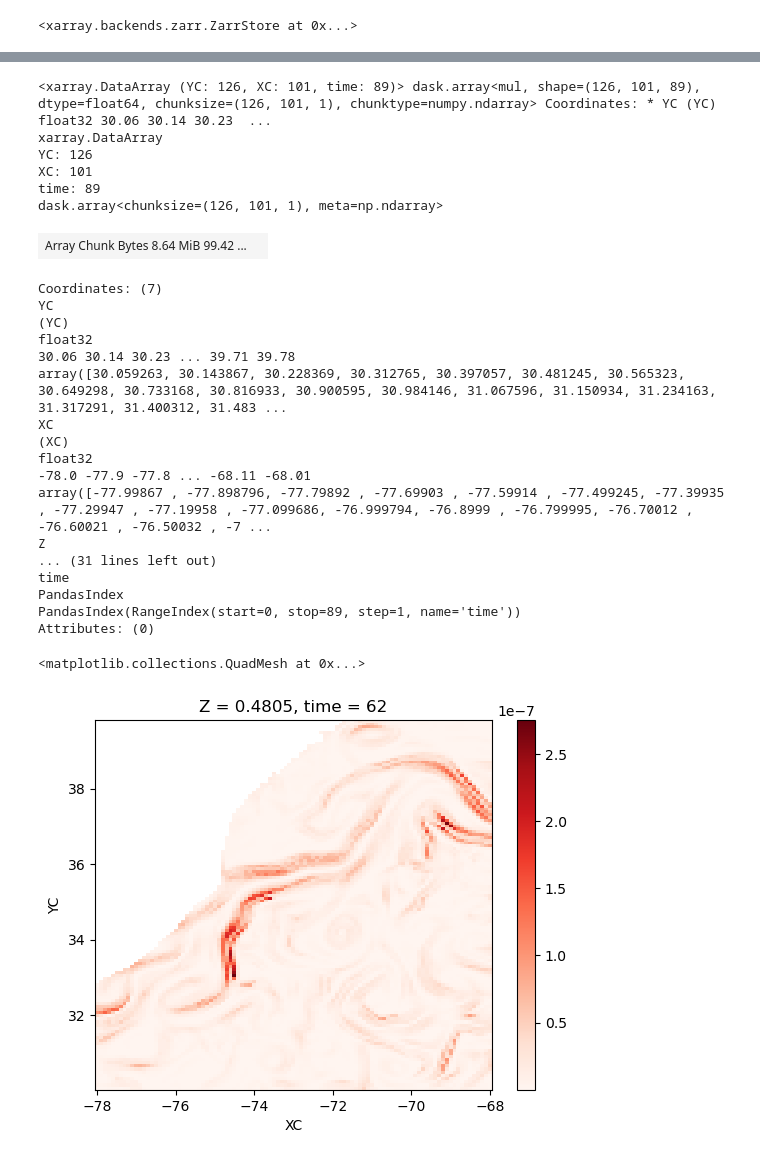
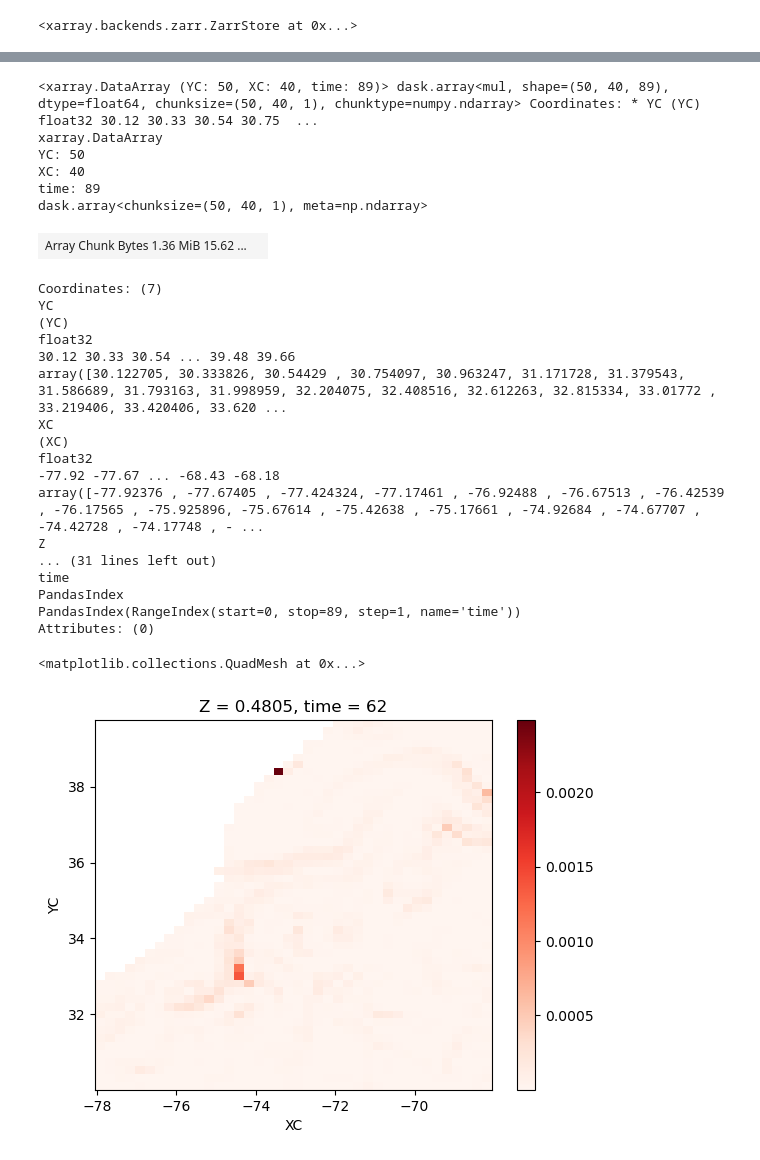
Before and after one commit to roxyboy/MLI_Lf, a Jupyter notebook: eNATL60/wb.ipynb, the cells around one changed output, grey strips where cells are left out. Saved outputs shown, nothing was run; the diff lists cells and outputs as text; code cells hidden in the pictures.

```diff
--- a/eNATL60/wb.ipynb
+++ b/eNATL60/wb.ipynb
@@ -253,16 +313,17 @@ N2
 # %%
 Cl = .25
-mstar = .5
-nstar = .066
 
 # Lf_old = np.sqrt(N2) * H / f
 # Lf_old.chunk({'time':1,'YC':100,'XC':100}
-#             ).to_dataset(name='Lf').to_zarr(op.join(sdir,
-#                                                 'eNATL60/region%02d/MLradii_fma.zarr'
+#             ).to_dataset(name='Lf'
+#                         ).to_zarr(op.join(sdir,
+#                                   'eNATL60/region%02d/MLradii_fma.zarr'
 #                           % reg), mode='w')
-Lf_old = xr.open_zarr(op.join(sdir,'eNATL60/region%02d/MLradii_fma.zarr'
+Lf_old = xr.open_zarr(op.join(sdir,
+                        'eNATL60/region%02d/MLradii_fma.zarr'
                               % reg)).Lf
-Lf_new = (mstar*ustar**3 + nstar*wstar**3)**(2/3) / f**2 / hE
+Lf_Ek  = (mstar*ustar**3 + nstar*wstar**3)**(2/3) / f**2 / hEk
+Lf_Ebl = (mstar*ustar**3 + nstar*wstar**3)**(2/3) / f**2 / hEbl
 Lf_old.isel(time=0).plot()
 # %% [output]
 <matplotlib.collections.QuadMesh at 0x...>
@@ -630,12 +351,12 @@ plt.savefig(op.join(sdir,'Figs/eNATL60_Reynolds_region%02d.pdf' % reg))
 # %% [markdown]
 # Filter, then coarsen
 # %%
-nC = 6
+nC = 15
 yC = ds.YC.isel(YC=slice(1,-1)).coarsen({'YC':nC},boundary='trim').mean(skipna=True)
 xC = ds.XC.isel(XC=slice(1,-1)).coarsen({'XC':nC},boundary='trim').mean(skipna=True)
 yG = ds.YG.isel(YG=slice(1,-1)).coarsen({'YG':nC},boundary='trim').mean(skipna=True)
 xG = ds.XG.isel(XG=slice(1,-1)).coarsen({'XG':nC},boundary='trim').mean(skipna=True)
-aC = area.where(ds.maskC!=0.).isel(YC=slice(1,-1),XC=slice(1,-1)
+aC = area.where(ds.maskC.isel(Z=0)!=0.).isel(YC=slice(1,-1),XC=slice(1,-1)
                                   ).coarsen({'YC':nC,'XC':nC},boundary='trim'
                                            ).sum(skipna=True).compute()
 # %%
@@ -842,9 +786,15 @@ bmb.to_dataset(name='BUOY').chunk({'time':1}
 88
 <xarray.backends.zarr.ZarrStore at 0x...>
 # %%
-dsC = xr.merge([xr.open_zarr(op.join(sdir,'eNATL60/region%02d/Coarse/Bm.zarr' % reg)
+dsC = xr.merge([xr.merge([xr.open_zarr(
+                op.join(sdir,'eNATL60/region%02d/Coarse/nC%02d/Bm.zarr'
+                                     % (reg,nC))
                             ),
-                xr.open_zarr(op.join(sdir,'eNATL60/region%02d/Coarse/WsBsH.zarr' % reg)
+                xr.open_zarr(op.join(sdir,'eNATL60/region%02d/Coarse/nC%02d/WsBsH.zarr'
+                                     % (reg,nC))
+                            )]),
+                xr.open_zarr(op.join(sdir,'eNATL60/region%02d/Coarse/nC%02d/WsHBsH.zarr'
+                                     % (reg,nC))
                             )
                ])
 dsC
@@ -1009,28 +1040,30 @@ B_y = ((gridC.interp(gridC.diff(dsC.BUOY,'Y',boundary='extend')
 # %%
-Psix_old = np.sqrt(aC.isel(Z=0))/Lf_oldb/fb * Hb**2 * B_y
-Psiy_old = np.sqrt(aC.isel(Z=0))/Lf_oldb/fb * Hb**2 * (-B_x)
-Psix_new = np.sqrt(aC.isel(Z=0))/Lf_newb/fb * Hb**2 * B_y
-Psiy_new = np.sqrt(aC.isel(Z=0))/Lf_newb/fb * Hb**2 * (-B_x)
+Psix_old = np.sqrt(aC)/Lf_oldb/fb * Hb**2 * B_y
+Psiy_old = np.sqrt(aC)/Lf_oldb/fb * Hb**2 * (-B_x)
+Psix_Ek = np.sqrt(aC)/Lf_Ekb/fb * Hb**2 * B_y
+Psiy_Ek = np.sqrt(aC)/Lf_Ekb/fb * Hb**2 * (-B_x)
+Psix_Ebl = np.sqrt(aC)/Lf_Eblb/fb * Hb**2 * B_y
+Psiy_Ebl = np.sqrt(aC)/Lf_Eblb/fb * Hb**2 * (-B_x)
 Psix_old
 # %% [output]
-<xarray.DataArray (YC: 126, XC: 101, time: 89)> dask.array<mul, shape=(126, 101, 89), dtype=float64, chunksize=(126, 101, 1), chunktype=numpy.ndarray> Coordinates: * YC (YC) float32 30.06 30.14 30.23  ...
+<xarray.DataArray (YC: 50, XC: 40, time: 89)> dask.array<mul, shape=(50, 40, 89), dtype=float64, chunksize=(50, 40, 1), chunktype=numpy.ndarray> Coordinates: * YC (YC) float32 30.12 30.33 30.54 30.75  ...
 xarray.DataArray
-YC: 126
-XC: 101
+YC: 50
+XC: 40
 time: 89
-dask.array<chunksize=(126, 101, 1), meta=np.ndarray>
+dask.array<chunksize=(50, 40, 1), meta=np.ndarray>
-| Array Chunk Bytes 8.64 MiB 99.42 ... |  |
+| Array Chunk Bytes 1.36 MiB 15.62 ... |  |
 Coordinates: (7)
 YC
 (YC)
 float32
-30.06 30.14 30.23 ... 39.71 39.78
-array([30.059263, 30.143867, 30.228369, 30.312765, 30.397057, 30.481245, 30.565323, 30.649298, 30.733168, 30.816933, 30.900595, 30.984146, 31.067596, 31.150934, 31.234163, 31.317291, 31.400312, 31.483 ...
+30.12 30.33 30.54 ... 39.48 39.66
+array([30.122705, 30.333826, 30.54429 , 30.754097, 30.963247, 31.171728, 31.379543, 31.586689, 31.793163, 31.998959, 32.204075, 32.408516, 32.612263, 32.815334, 33.01772 , 33.219406, 33.420406, 33.620 ...
 XC
 (XC)
 float32
--78.0 -77.9 -77.8 ... -68.11 -68.01
-array([-77.99867 , -77.898796, -77.79892 , -77.69903 , -77.59914 , -77.499245, -77.39935 , -77.29947 , -77.19958 , -77.099686, -76.999794, -76.8999 , -76.799995, -76.70012 , -76.60021 , -76.50032 , -7 ...
+-77.92 -77.67 ... -68.43 -68.18
+array([-77.92376 , -77.67405 , -77.424324, -77.17461 , -76.92488 , -76.67513 , -76.42539 , -76.17565 , -75.925896, -75.67614 , -75.42638 , -75.17661 , -74.92684 , -74.67707 , -74.42728 , -74.17748 , - ...
 Z
 ... (31 lines left out)
 time
@@ -1038,10 +1071,11 @@ PandasIndex
 PandasIndex(RangeIndex(start=0, stop=89, step=1, name='time'))
 Attributes: (0)
 # %%
-bff = (Psix_old*B_y - Psiy_old*B_x)
-bod = (Psix_new*B_y - Psiy_new*B_x)
-bff.where(Db>2e2).isel(time=62).plot(cmap='Reds')
+bff    = (Psix_old*B_y - Psiy_old*B_x)
+bodEk  = (Psix_Ek*B_y  - Psiy_Ek*B_x )
+bodEbl = (Psix_Ebl*B_y - Psiy_Ebl*B_x)
+bodEbl.where(Db>2e2).isel(time=62).plot(cmap='Reds')
 # %% [output]
 <matplotlib.collections.QuadMesh at 0x...>
-[figure, old version]
+[figure, new version]
 # %%
```
Also changed, not shown: parts of 73 cells of this notebook, 1 other file.
